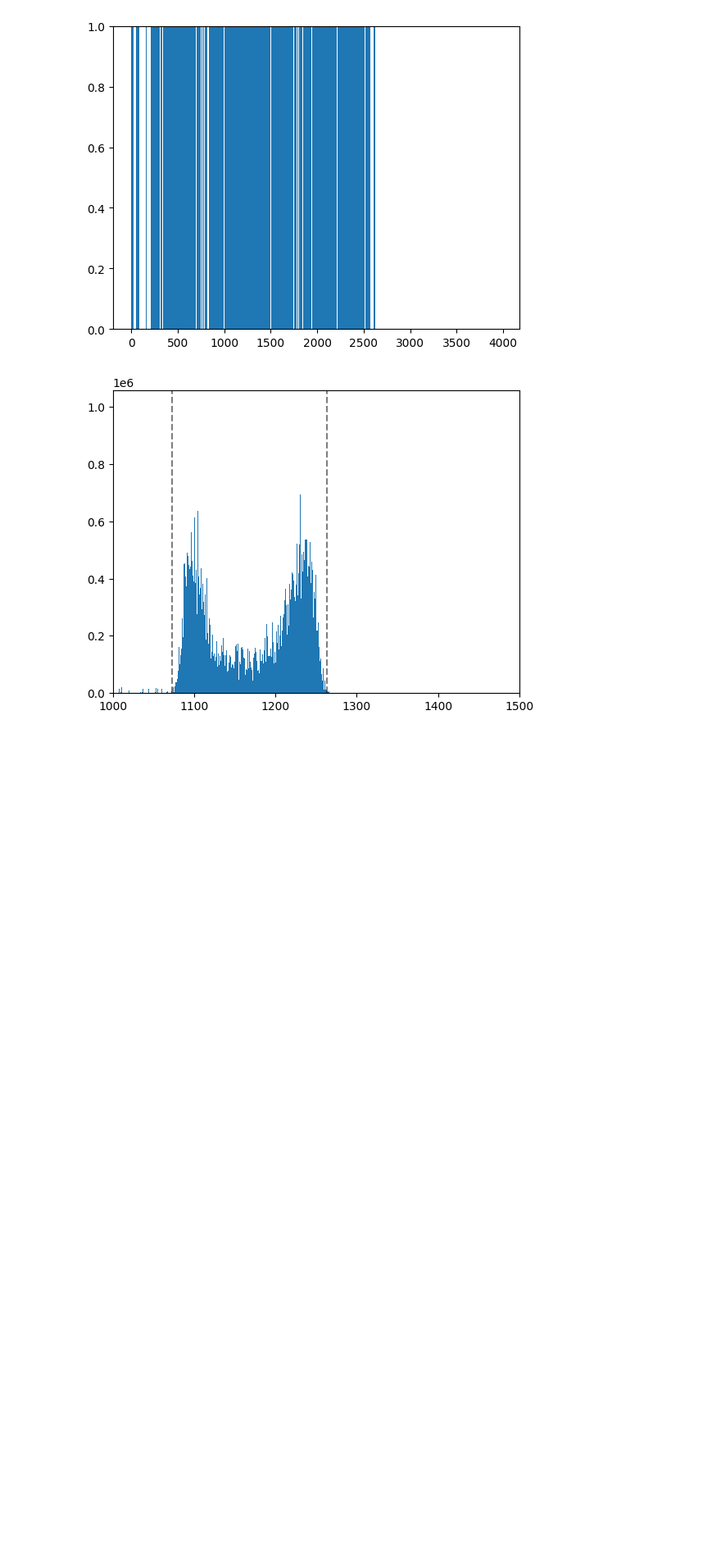
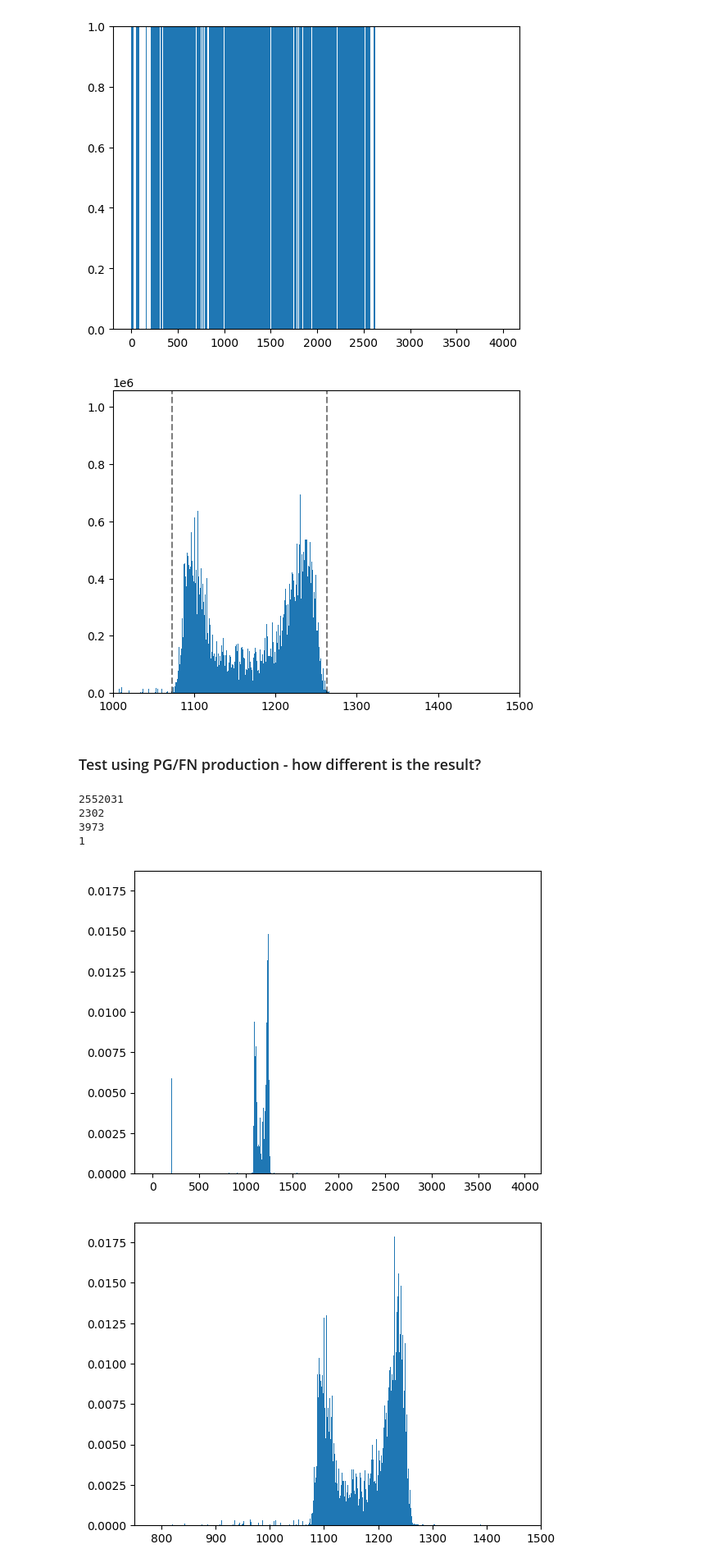
Before and after one commit to Bioproton/MedicalPhysicsScripts, a Jupyter notebook: NOVO/Spectroscopy/Data/test_data_loading.ipynb, the cells around one changed output. Shown at 82% size. Cells and saved outputs as stored; diff of their text form; code cells hidden in the pictures; blank space fills up the shorter version.

Commit message:
changes in test data loading

```diff
--- a/NOVO/Spectroscopy/Data/test_data_loading.ipynb
+++ b/NOVO/Spectroscopy/Data/test_data_loading.ipynb
@@ -325,8 +326,8 @@ for file_75 in files_75:
         for line in lines:
             line = line.split()
             reg_num = int(line[0])
-            if 1073 < reg_num < 1263: # TESTING
-                regions_proton.append(reg_num)
+            #if 1073 < reg_num < 1263: # TESTING
+            regions_proton.append(reg_num)
 # %%
 output_file_path = r"d:\Study_spectroscopy\HNC_simulations\sim_0_0\sim_0_0_aa001.out"
 regions_proton_unique = np.unique(regions_proton)
@@ -393,3 +386,5 @@ plt.axvline(x = 1263, color = "black", linestyle = "--", alpha = 0.5)
 plt.show()
 # %% [output]
 [figure]
+# %% [markdown]
+### Test using PG/FN production - how different is the result?
@@ -395,0 +409,38 @@ plt.show()
+# %%
+regions_PG_FN_unique = np.unique(regions_PG_FN)
+print(len(regions_PG_FN))
+print(len(regions_PG_FN_unique))
+
+regions_PG_FN_int = np.array(regions_PG_FN).astype(int)
+print(max(regions_PG_FN_unique))
+print(min(regions_PG_FN_unique))
+# %% [output]
+2552031
+2302
+3973
+1
+# %%
+bins = np.linspace(1, 3973, 3973)
+
+counts, bin_edges = np.histogram(regions_PG_FN_int, bins = bins, density = True)
+counts_protons, bin_edges_protons = np.histogram(regions_proton_int, bins = bins, density = True)
+
+plt.figure()
+plt.bar(bin_edges[:-1], counts, width = np.diff(bin_edges), align='edge')
+plt.show()
+
+
+plt.figure()
+plt.bar(bin_edges[:-1], counts, width = np.diff(bin_edges), align='edge')
+plt.xlim(750, 1500)
+plt.show()
+
+plt.figure()
+plt.bar(bin_edges[:-1], counts, width = np.diff(bin_edges), align='edge', label = "PG_FN_prod")
+plt.bar(bin_edges_protons[:-1], counts_protons, width = np.diff(bin_edges), align='edge', label = "protons", alpha = 0.5)
+plt.legend()
+plt.xlim(750, 1500)
+plt.show()
+# %% [output]
+[figure, added]
+[figure, added]
```
Also changed, not shown: parts of 13 cells of this notebook.
